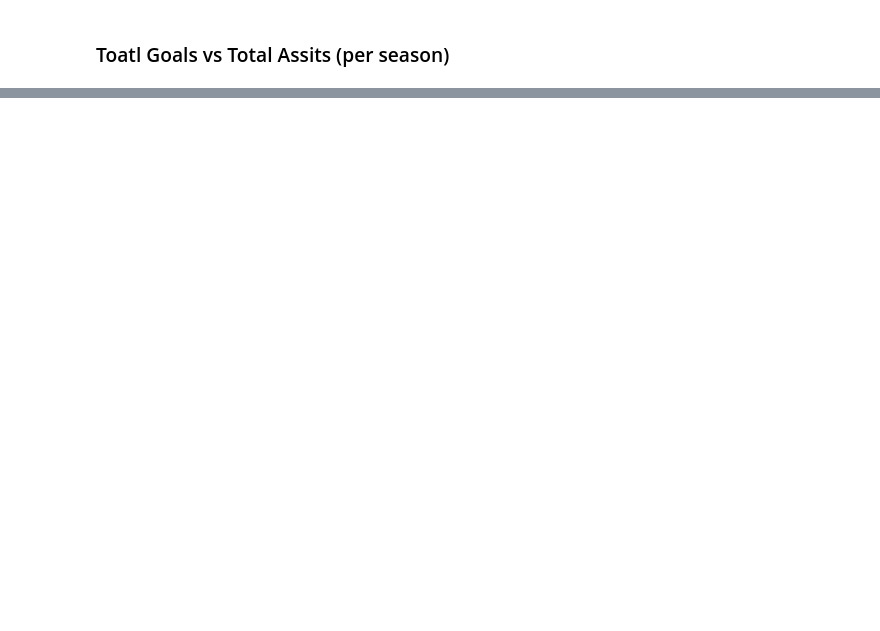
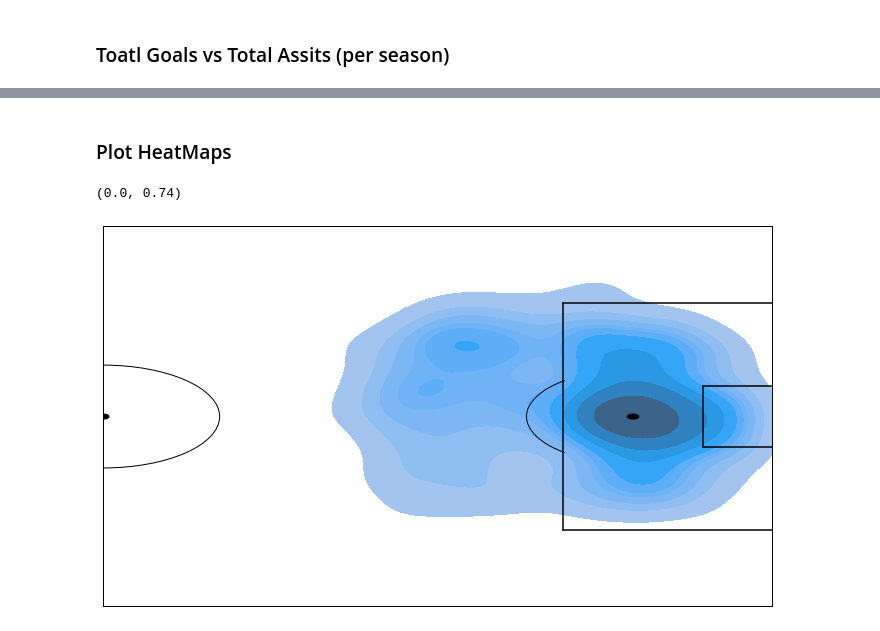
Before and after one commit to kaustavr19/Messi-vs-Ronaldo---An-Analytical-Debate, a Jupyter notebook: Messi_vs_Ronaldo_An_Analytical_Debate.ipynb, the cells around one changed output, grey strips where cells are left out. Drawn from its saved outputs; the diff is of its cells as text; code cells hidden in the pictures; blank space fills up the shorter version.

```diff
--- a/Messi_vs_Ronaldo_An_Analytical_Debate.ipynb
+++ b/Messi_vs_Ronaldo_An_Analytical_Debate.ipynb
@@ -560,0 +706,12 @@ fig.show()
+# %% [markdown]
+### Plot HeatMaps
+# %%
+ax1 = create_full_pitch(x_lims, y_lims)
+
+sns.kdeplot(x="X", y="Y", data=shots_df[shots_df["Player"] == "Cristiano"], shade=True, n_levels=10, ax=ax1)
+
+ax1.set_xlim([x_mid, x_lims[1]])
+ax1.set_ylim(y_lims)
+# %% [output]
+(0.0, 0.74)
+[figure, added]
```
Also changed, not shown: parts of 29 cells of this notebook.
